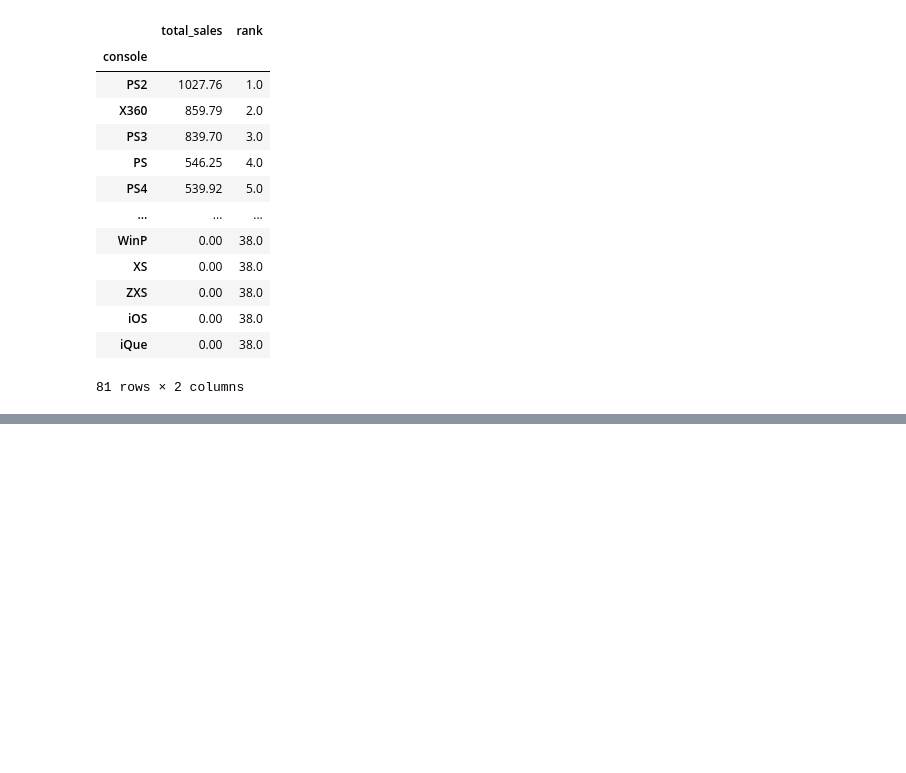
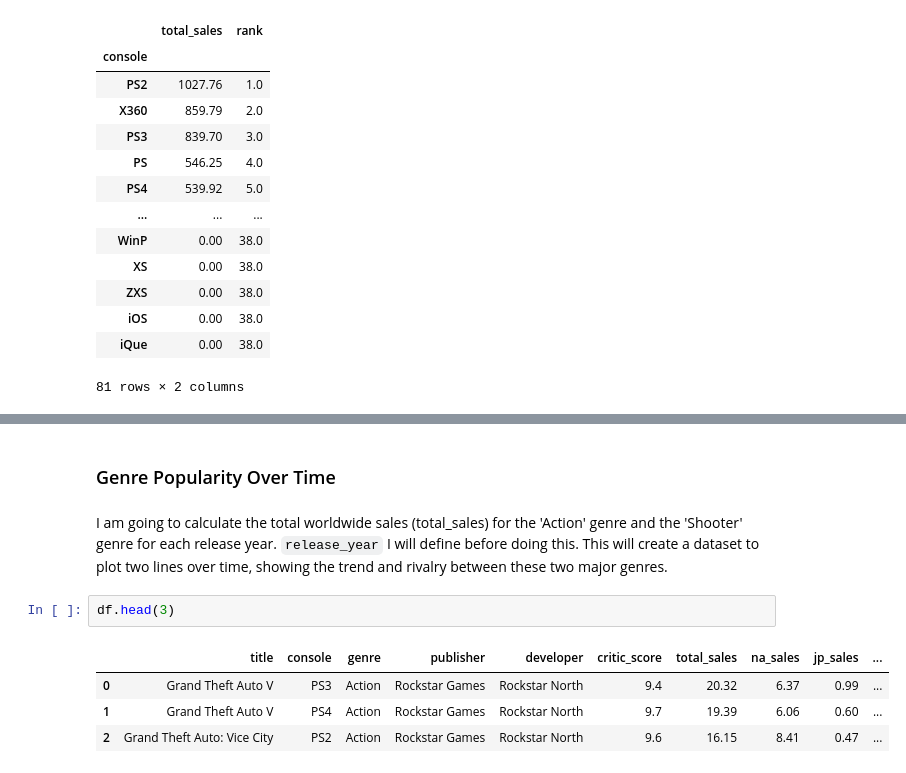
Before and after one commit to smartestnerdfromtown/Video-Game-Sales-Analysis, a Jupyter notebook: analysis.ipynb, the cells around one changed output, grey strips where cells are left out. Drawn from its saved outputs; the diff is of its cells as text; blank space fills up the shorter version.

```diff
--- a/analysis.ipynb
+++ b/analysis.ipynb
@@ -304,3 +304,14 @@ perfect_storm
 | 66 | Batman: Arkham City | PS3 | Action | Warner Bros. Interactive | Rocksteady Studios | 9.6 | 5.54 | 2.72 | 0.11 | ... |
 | 67 | Forza Motorsport 3 | X360 | Racing | Microsoft Game Studios | Turn 10 Studios | 9.2 | 5.50 | 2.99 | 0.10 | ... |
 | 73 | Assassin's Creed II | X360 | Action | Ubisoft | Ubisoft Montreal | 9.1 | 5.30 | 3.14 | 0.08 | ... |
+# %% [markdown]
+### Genre Popularity Over Time
+# %% [markdown]
+I am going to calculate the total worldwide sales (total_sales) for the 'Action' genre and the 'Shooter' genre for each release year. `release_year` I will define before doing this. This will create a dataset to plot two lines over time, showing the trend and rivalry between these two major genres.
+# %%
+df.head(3)
+# %% [output]
+|  | title | console | genre | publisher | developer | critic_score | total_sales | na_sales | jp_sales | ... |
+| 0 | Grand Theft Auto V | PS3 | Action | Rockstar Games | Rockstar North | 9.4 | 20.32 | 6.37 | 0.99 | ... |
+| 1 | Grand Theft Auto V | PS4 | Action | Rockstar Games | Rockstar North | 9.7 | 19.39 | 6.06 | 0.60 | ... |
+| 2 | Grand Theft Auto: Vice City | PS2 | Action | Rockstar Games | Rockstar North | 9.6 | 16.15 | 8.41 | 0.47 | ... |
```
Also changed, not shown: parts of 7 cells of this notebook.
